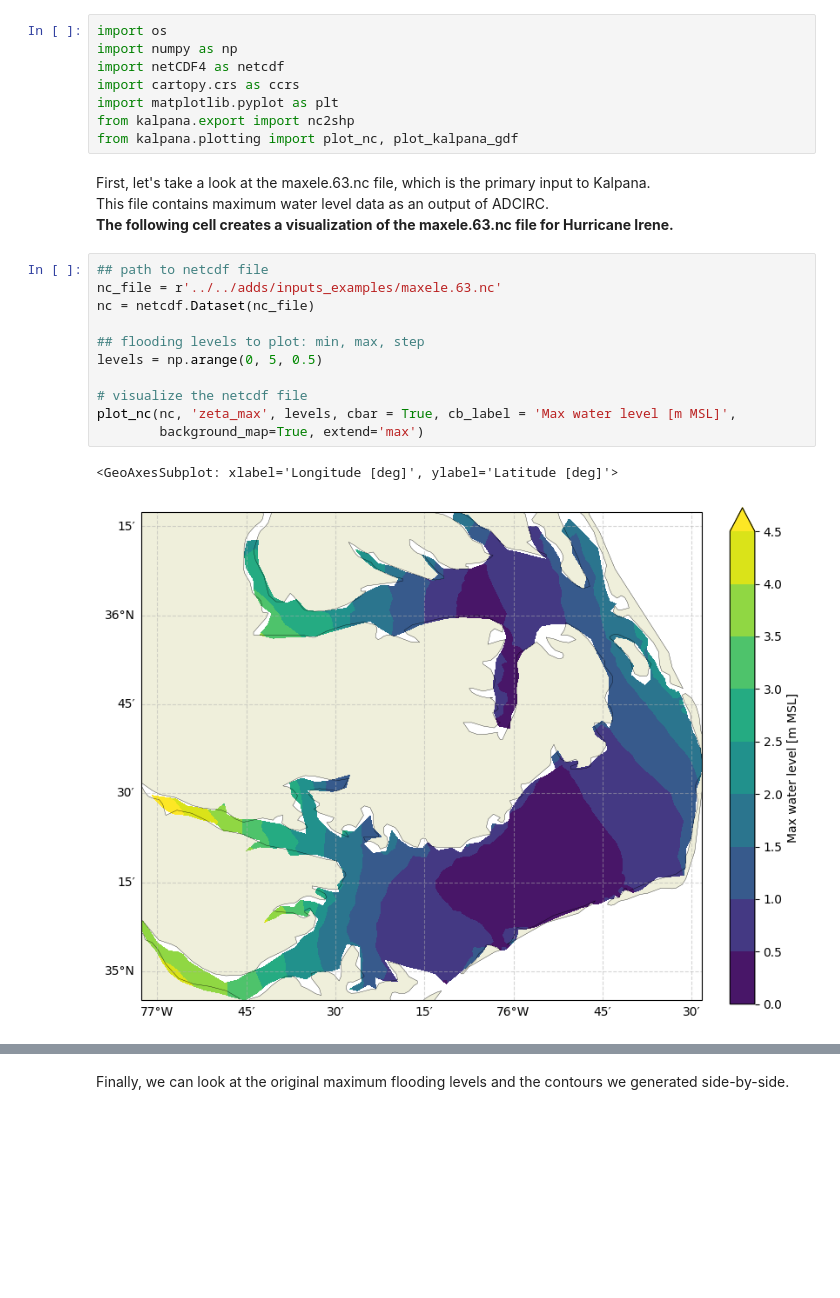
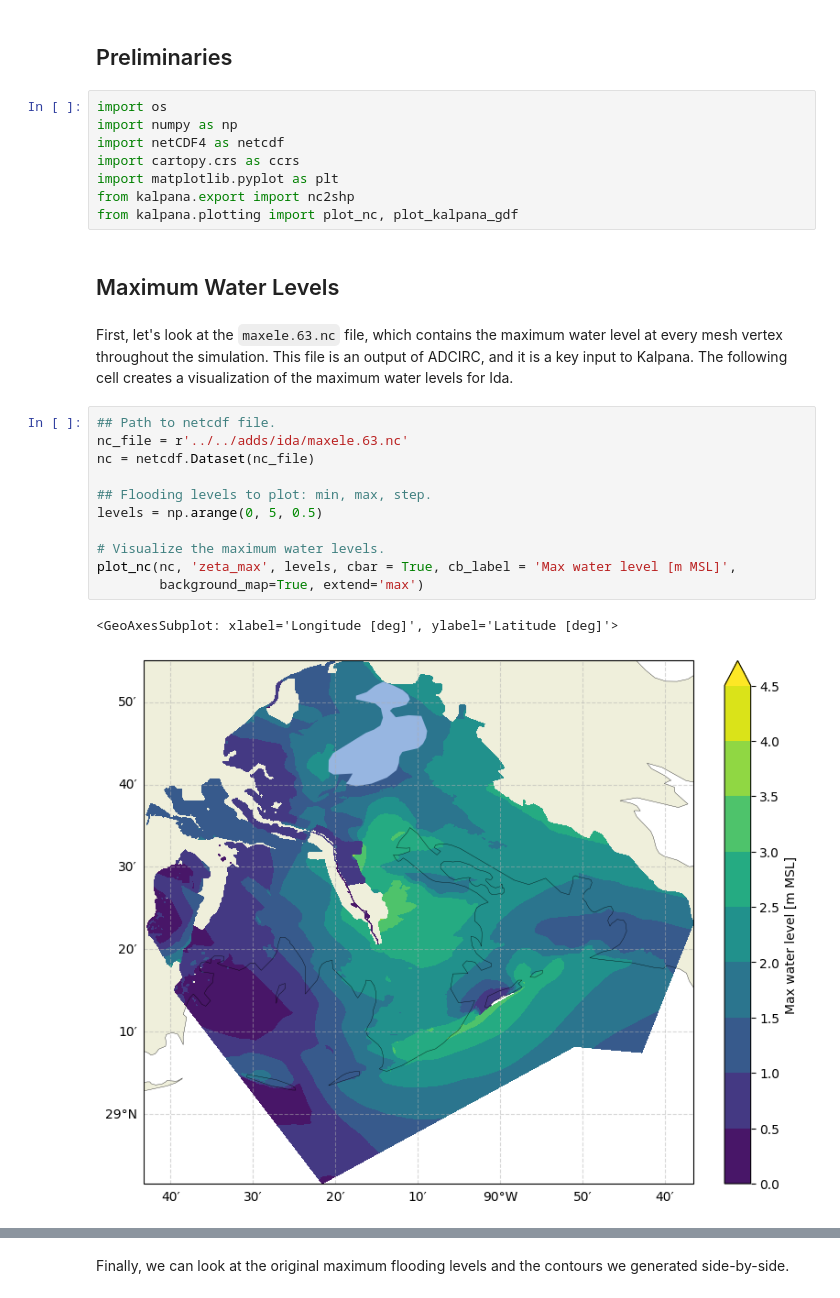
Before and after one commit to ccht-ncsu/Kalpana, a Jupyter notebook: examples/2_adcirc_to_vector/01_water_level_filled_contours.ipynb, the cells around one changed output, grey strips where cells are left out. Cells and saved outputs as stored; diff of their text form; blank space fills up the shorter version.

Commit message:
Updating examples 2-1 and 2-2 for Ida.

```diff
--- a/examples/2_adcirc_to_vector/01_water_level_filled_contours.ipynb
+++ b/examples/2_adcirc_to_vector/01_water_level_filled_contours.ipynb
@@ -10,3 +13,5 @@ For this example, we will study Hurricane Irene in 2011
+# %% [markdown]
+## Preliminaries
 # %%
 import os
 import numpy as np
@@ -15,22 +20,22 @@ import cartopy.crs as ccrs
 import matplotlib.pyplot as plt
 from kalpana.export import nc2shp
 from kalpana.plotting import plot_nc, plot_kalpana_gdf
+# %% [markdown]
+## Maximum Water Levels
 # %% [markdown]
-First, let's take a look at the maxele.63.nc file, which is the primary input to Kalpana. <br>
-This file contains maximum water level data as an output of ADCIRC. <br>
-**The following cell creates a visualization of the maxele.63.nc file for Hurricane Irene.**
+First, let's look at the <code>maxele.63.nc</code> file, which contains the maximum water level at every mesh vertex throughout the simulation. This file is an output of ADCIRC, and it is a key input to Kalpana. The following cell creates a visualization of the maximum water levels for Ida.
 # %%
-## path to netcdf file
-nc_file = r'../../adds/inputs_examples/maxele.63.nc'
+## Path to netcdf file.
+nc_file = r'../../adds/ida/maxele.63.nc'
 nc = netcdf.Dataset(nc_file)
 
-## flooding levels to plot: min, max, step
+## Flooding levels to plot: min, max, step.
 levels = np.arange(0, 5, 0.5)
 
-# visualize the netcdf file
+# Visualize the maximum water levels.
 plot_nc(nc, 'zeta_max', levels, cbar = True, cb_label = 'Max water level [m MSL]',
         background_map=True, extend='max')
 # %% [output]
 <GeoAxesSubplot: xlabel='Longitude [deg]', ylabel='Latitude [deg]'>
-[figure, old version]
+[figure, new version]
 # %% [markdown]
```
Also changed, not shown: parts of 15 cells of this notebook, 1 other file.
